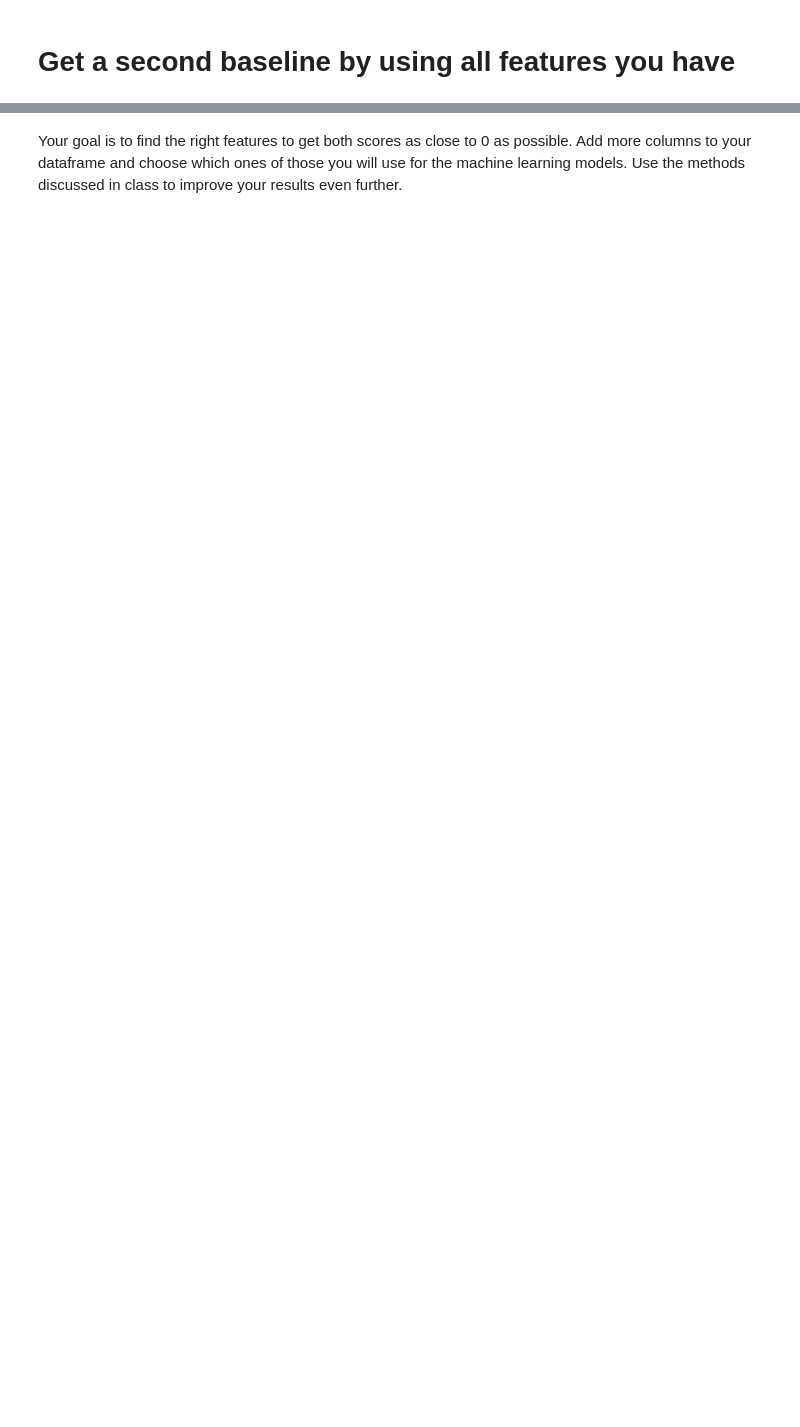
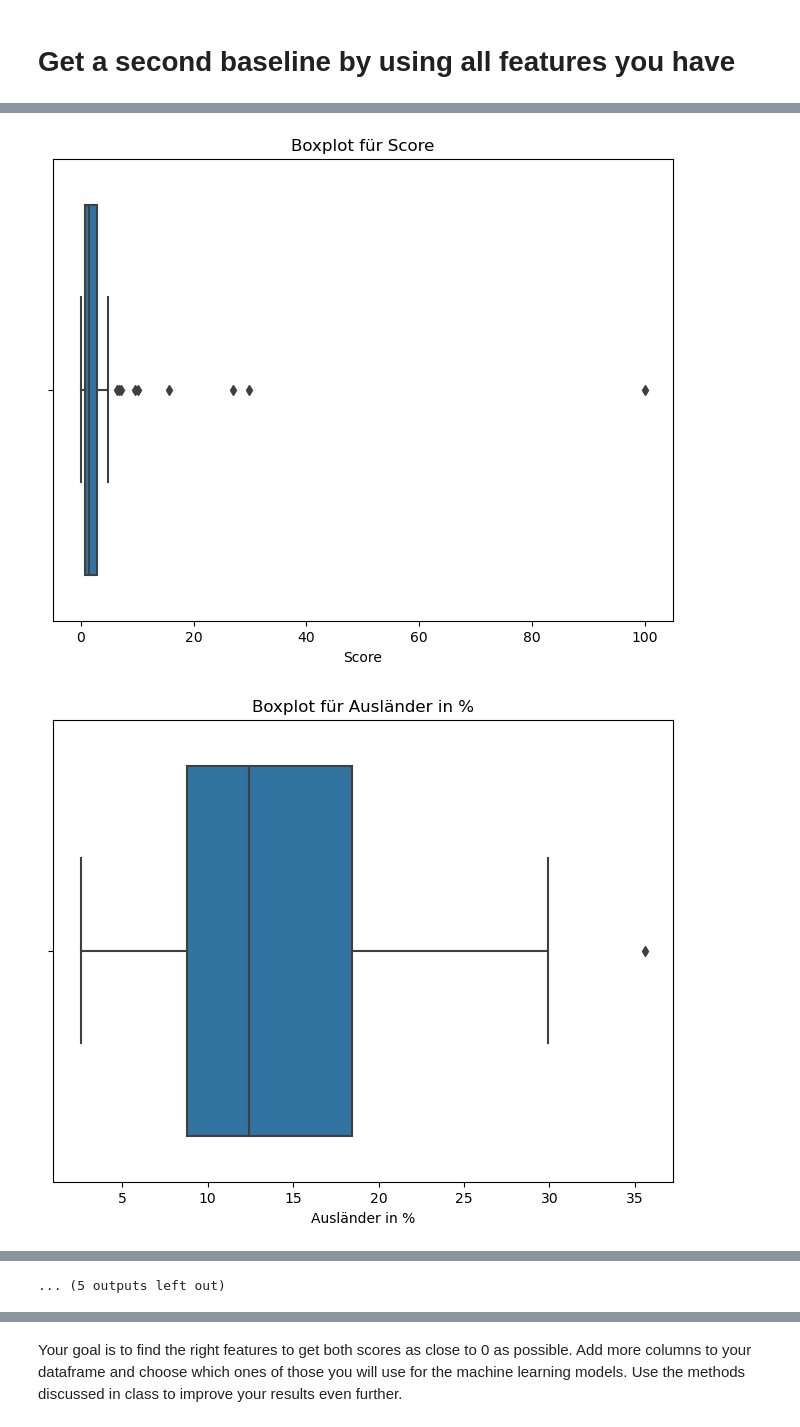
Before and after one commit to fabioryser/assignment_2_dawr, a Jupyter notebook: assignment2_template.ipynb, the cells around one changed output, grey strips where cells are left out. Saved outputs shown, nothing was run; the diff lists cells and outputs as text; code cells hidden in the pictures; blank space fills up the shorter version.

```diff
--- a/assignment2_template.ipynb
+++ b/assignment2_template.ipynb
@@ -138,0 +204,23 @@ boosting : -929.6503901359321
+# %%
+import matplotlib.pyplot as plt
+import seaborn as sns
+import pandas as pd
+
+
+
+features = ['Score','Ausländer in %', 'obligatorische Schule', 'sekundarstufe I', 'tertiärstufe', 'Distanz zu nächsten Prontoshop in km', 'Longitude', 'Latitude', 'Leerwohnungs-ziffer', 'Personenschaden pro 1000 Einwohner', 'davon getötete Personen', 'davon verletze Personen', '0-19 Jahre', '20-64 Jahre', '65 Jahre und mehr', 'Anzahl Privathaushalte']
+
+lin_df = df2[features]
+
+for feature in features:
+    plt.figure(figsize=(8, 6))
+    sns.boxplot(x=df[feature])
+    plt.title('Boxplot für {}'.format(feature))
+    plt.show()
+
+linear, boost = runScoringSimple(lin_df, 'Score')
+print(f'linear   : {linear}')
+print(f'boosting : {boost}')
+# %% [output]
+[figure, added]
+[figure, added]
@@ -138,0 +237 @@ boosting : -929.6503901359321
+... (5 outputs left out)
```
Also changed, not shown: parts of 35 cells of this notebook, 1 other file.
